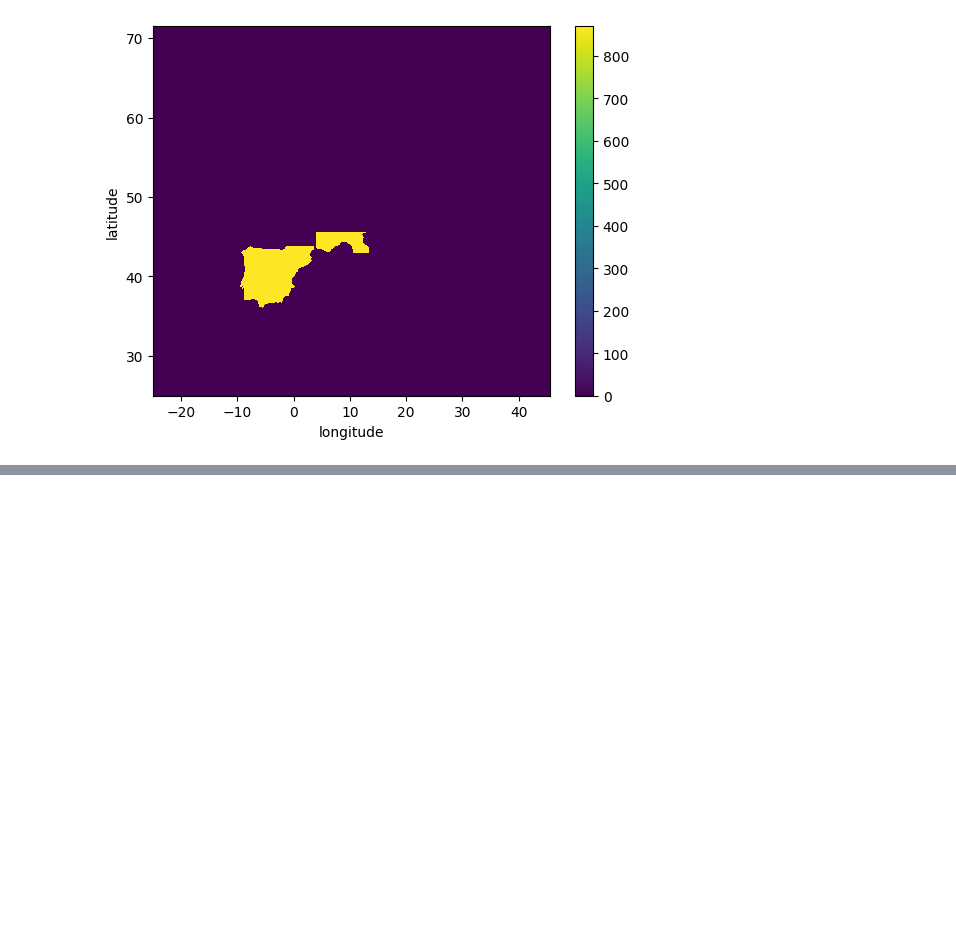
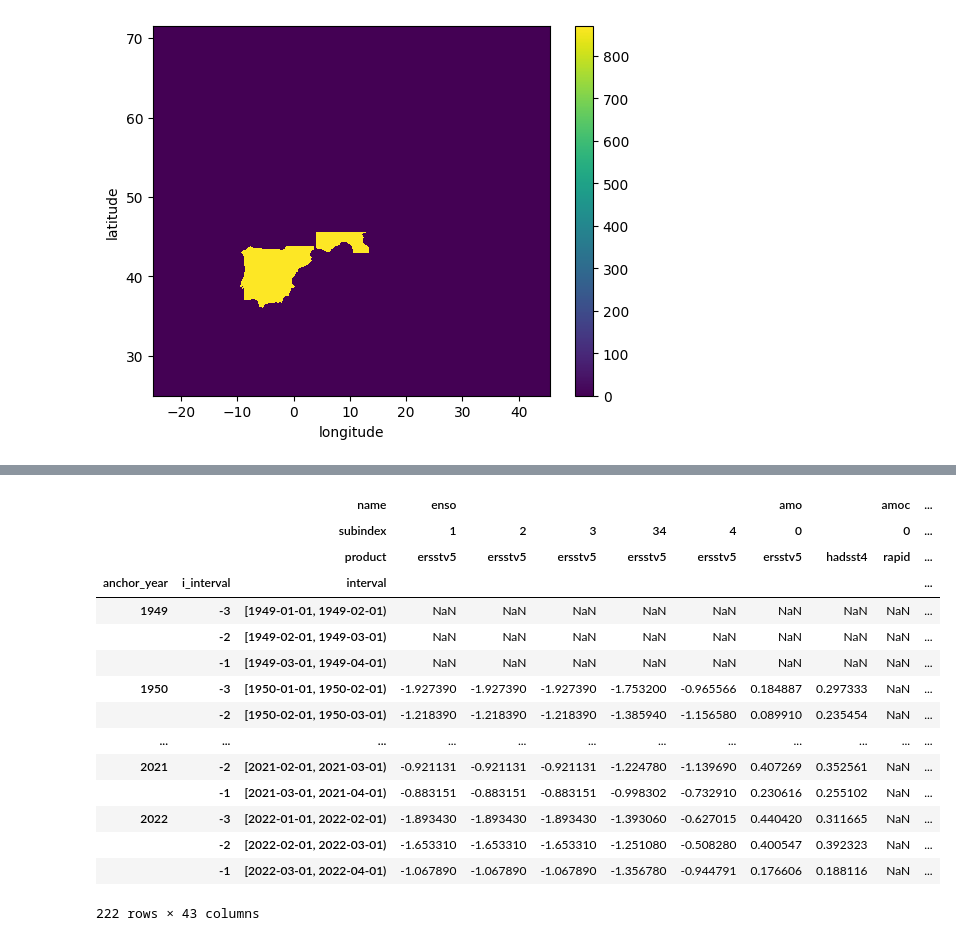
Before and after one commit to chiemvs/Medley, a Jupyter notebook: notebooks/Temporal_exploration.ipynb, the cells around one changed output, grey strips where cells are left out. Cells and saved outputs as stored; diff of their text form; code cells hidden in the pictures; blank space fills up the shorter version.

```diff
--- a/notebooks/Temporal_exploration.ipynb
+++ b/notebooks/Temporal_exploration.ipynb
@@ -83,0 +156,23 @@ lilio.resample(cal,target)
+# %%
+# Plotting correlations per month, single months
+corwith = 'gmst'
+months = [10,11,12,1,2,3,4,5]
+for month in months:
+    pass
+# %% [output]
+|  |  | name | enso |  |  |  |  | amo |  | amoc | ... |
+|  |  | subindex | 1 | 2 | 3 | 34 | 4 | 0 |  | 0 | ... |
+|  |  | product | ersstv5 | ersstv5 | ersstv5 | ersstv5 | ersstv5 | ersstv5 | hadsst4 | rapid | ... |
+| anchor_year | i_interval | interval |  |  |  |  |  |  |  |  | ... |
+| 1949 | -3 | [1949-01-01, 1949-02-01) | NaN | NaN | NaN | NaN | NaN | NaN | NaN | NaN | ... |
+|  | -2 | [1949-02-01, 1949-03-01) | NaN | NaN | NaN | NaN | NaN | NaN | NaN | NaN | ... |
+|  | -1 | [1949-03-01, 1949-04-01) | NaN | NaN | NaN | NaN | NaN | NaN | NaN | NaN | ... |
+| 1950 | -3 | [1950-01-01, 1950-02-01) | -1.927390 | -1.927390 | -1.927390 | -1.753200 | -0.965566 | 0.184887 | 0.297333 | NaN | ... |
+|  | -2 | [1950-02-01, 1950-03-01) | -1.218390 | -1.218390 | -1.218390 | -1.385940 | -1.156580 | 0.089910 | 0.235454 | NaN | ... |
+| ... | ... | ... | ... | ... | ... | ... | ... | ... | ... | ... | ... |
+| 2021 | -2 | [2021-02-01, 2021-03-01) | -0.921131 | -0.921131 | -0.921131 | -1.224780 | -1.139690 | 0.407269 | 0.352561 | NaN | ... |
+|  | -1 | [2021-03-01, 2021-04-01) | -0.883151 | -0.883151 | -0.883151 | -0.998302 | -0.732910 | 0.230616 | 0.255102 | NaN | ... |
+| 2022 | -3 | [2022-01-01, 2022-02-01) | -1.893430 | -1.893430 | -1.893430 | -1.393060 | -0.627015 | 0.440420 | 0.311665 | NaN | ... |
+|  | -2 | [2022-02-01, 2022-03-01) | -1.653310 | -1.653310 | -1.653310 | -1.251080 | -0.508280 | 0.400547 | 0.392323 | NaN | ... |
+|  | -1 | [2022-03-01, 2022-04-01) | -1.067890 | -1.067890 | -1.067890 | -1.356780 | -0.944791 | 0.176606 | 0.188116 | NaN | ... |
+222 rows × 43 columns
```
Also changed, not shown: parts of 15 cells of this notebook.
